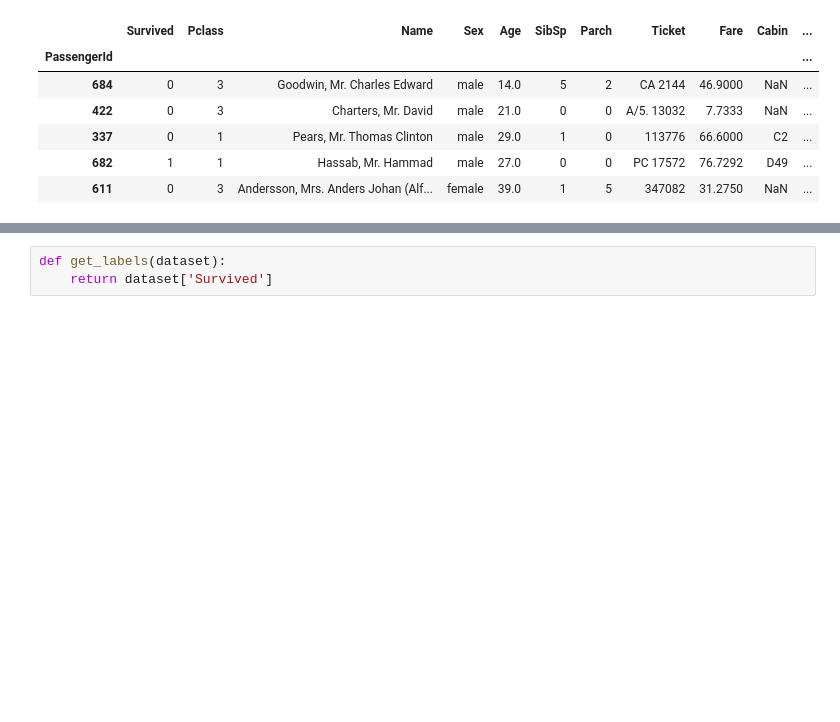
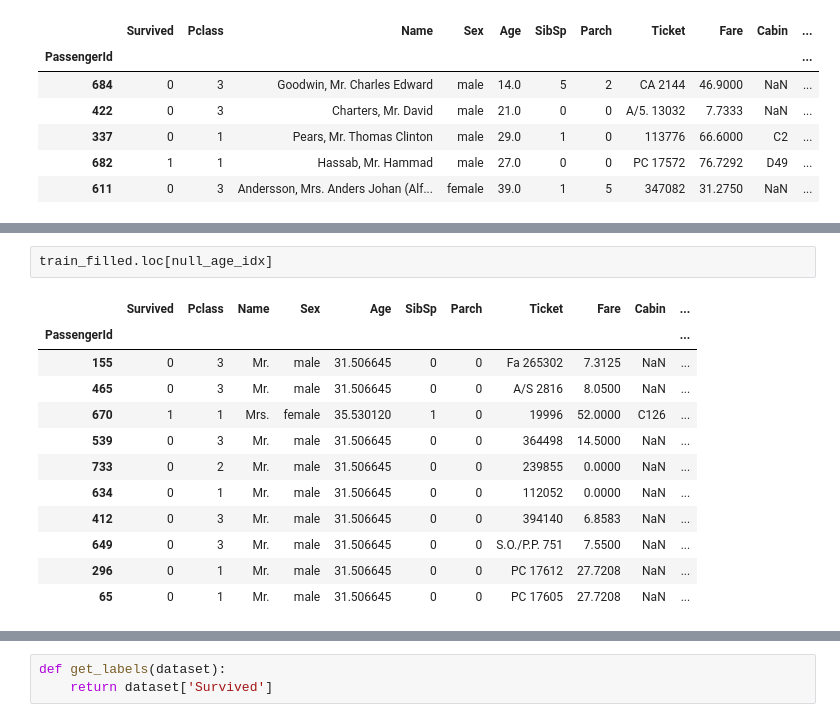
Before and after one commit to radpet/stuff, a Jupyter notebook: SirmaTechLab/METRICS_AND_TITANIC/Metrics_Titanic.ipynb, the cells around one changed output, grey strips where cells are left out. Cells and saved outputs as stored; diff of their text form; blank space fills up the shorter version.

```diff
--- a/SirmaTechLab/METRICS_AND_TITANIC/Metrics_Titanic.ipynb
+++ b/SirmaTechLab/METRICS_AND_TITANIC/Metrics_Titanic.ipynb
@@ -300,0 +287,15 @@ train[:10]
+# %%
+train_filled.loc[null_age_idx]
+# %% [output]
+|  | Survived | Pclass | Name | Sex | Age | SibSp | Parch | Ticket | Fare | Cabin | ... |
+| PassengerId |  |  |  |  |  |  |  |  |  |  | ... |
+| 155 | 0 | 3 | Mr. | male | 31.506645 | 0 | 0 | Fa 265302 | 7.3125 | NaN | ... |
+| 465 | 0 | 3 | Mr. | male | 31.506645 | 0 | 0 | A/S 2816 | 8.0500 | NaN | ... |
+| 670 | 1 | 1 | Mrs. | female | 35.530120 | 1 | 0 | 19996 | 52.0000 | C126 | ... |
+| 539 | 0 | 3 | Mr. | male | 31.506645 | 0 | 0 | 364498 | 14.5000 | NaN | ... |
+| 733 | 0 | 2 | Mr. | male | 31.506645 | 0 | 0 | 239855 | 0.0000 | NaN | ... |
+| 634 | 0 | 1 | Mr. | male | 31.506645 | 0 | 0 | 112052 | 0.0000 | NaN | ... |
+| 412 | 0 | 3 | Mr. | male | 31.506645 | 0 | 0 | 394140 | 6.8583 | NaN | ... |
+| 649 | 0 | 3 | Mr. | male | 31.506645 | 0 | 0 | S.O./P.P. 751 | 7.5500 | NaN | ... |
+| 296 | 0 | 1 | Mr. | male | 31.506645 | 0 | 0 | PC 17612 | 27.7208 | NaN | ... |
+| 65 | 0 | 1 | Mr. | male | 31.506645 | 0 | 0 | PC 17605 | 27.7208 | NaN | ... |
```
Also changed, not shown: parts of 22 cells of this notebook.
